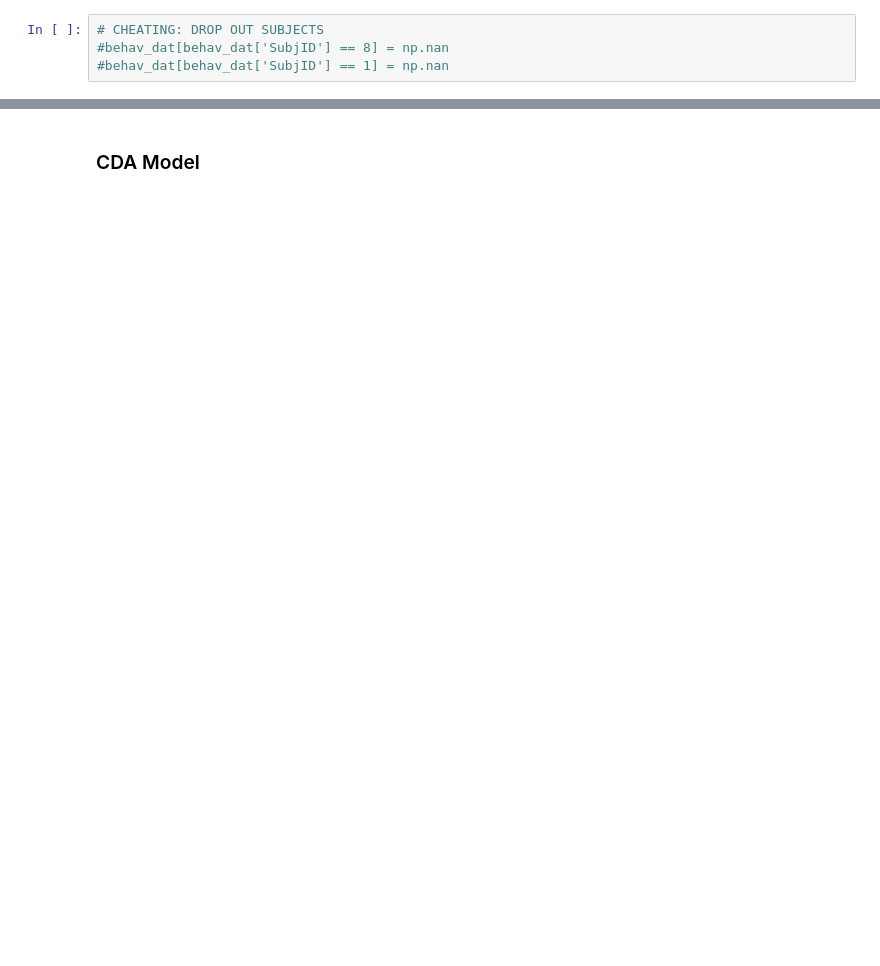
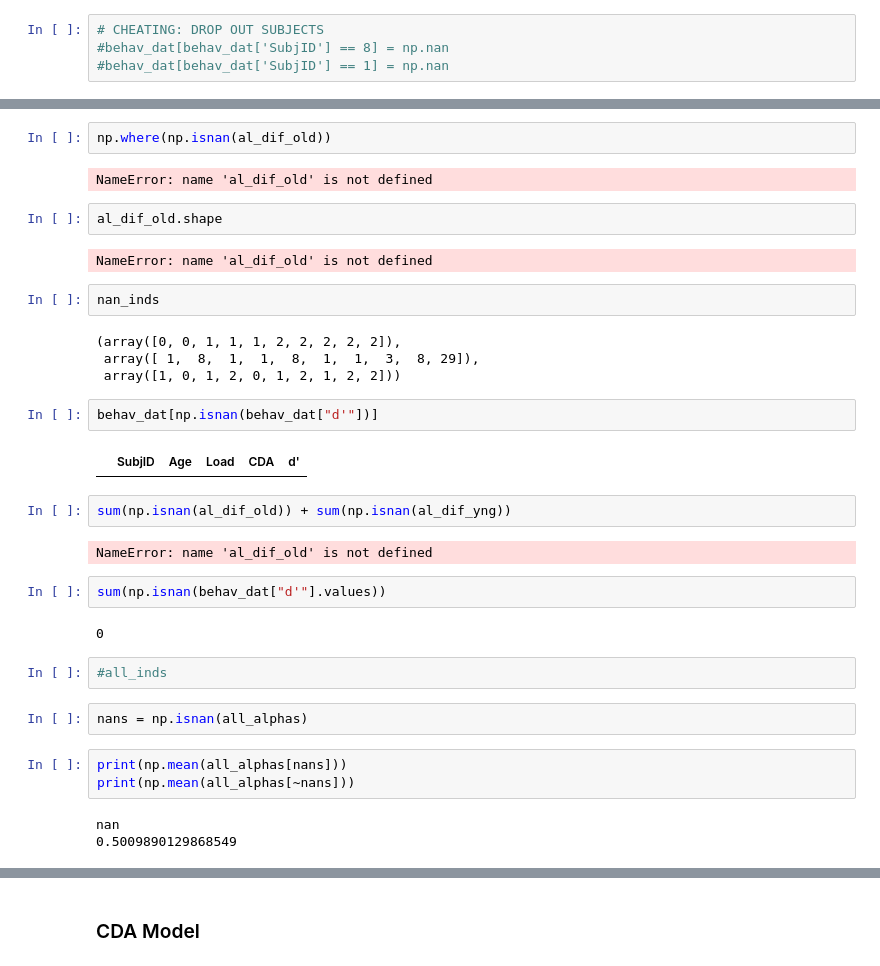
Before and after one commit to TomDonoghue/EEGparam, a Jupyter notebook: notebooks/GroupAnalysis-Task.ipynb, the cells around one changed output, grey strips where cells are left out. Drawn from its saved outputs; the diff is of its cells as text; blank space fills up the shorter version.

```diff
--- a/notebooks/GroupAnalysis-Task.ipynb
+++ b/notebooks/GroupAnalysis-Task.ipynb
@@ -402,0 +239,36 @@ Warnings:
+# %%
+np.where(np.isnan(al_dif_old))
+# %% [output]
+NameError: name 'al_dif_old' is not defined
+# %%
+al_dif_old.shape
+# %% [output]
+NameError: name 'al_dif_old' is not defined
+# %%
+nan_inds
+# %% [output]
+(array([0, 0, 1, 1, 1, 2, 2, 2, 2, 2]),
+ array([ 1,  8,  1,  1,  8,  1,  1,  3,  8, 29]),
+ array([1, 0, 1, 2, 0, 1, 2, 1, 2, 2]))
+# %%
+behav_dat[np.isnan(behav_dat["d'"])]
+# %% [output]
+|  | SubjID | Age | Load | CDA | d' |
+# %%
+sum(np.isnan(al_dif_old)) + sum(np.isnan(al_dif_yng))
+# %% [output]
+NameError: name 'al_dif_old' is not defined
+# %%
+sum(np.isnan(behav_dat["d'"].values))
+# %% [output]
+0
+# %%
+#all_inds
+# %%
+nans = np.isnan(all_alphas)
+# %%
+print(np.mean(all_alphas[nans]))
+print(np.mean(all_alphas[~nans]))
+# %% [output]
+nan
+0.5009890129868549
```
Also changed, not shown: parts of 130 cells of this notebook, 6 other files.
